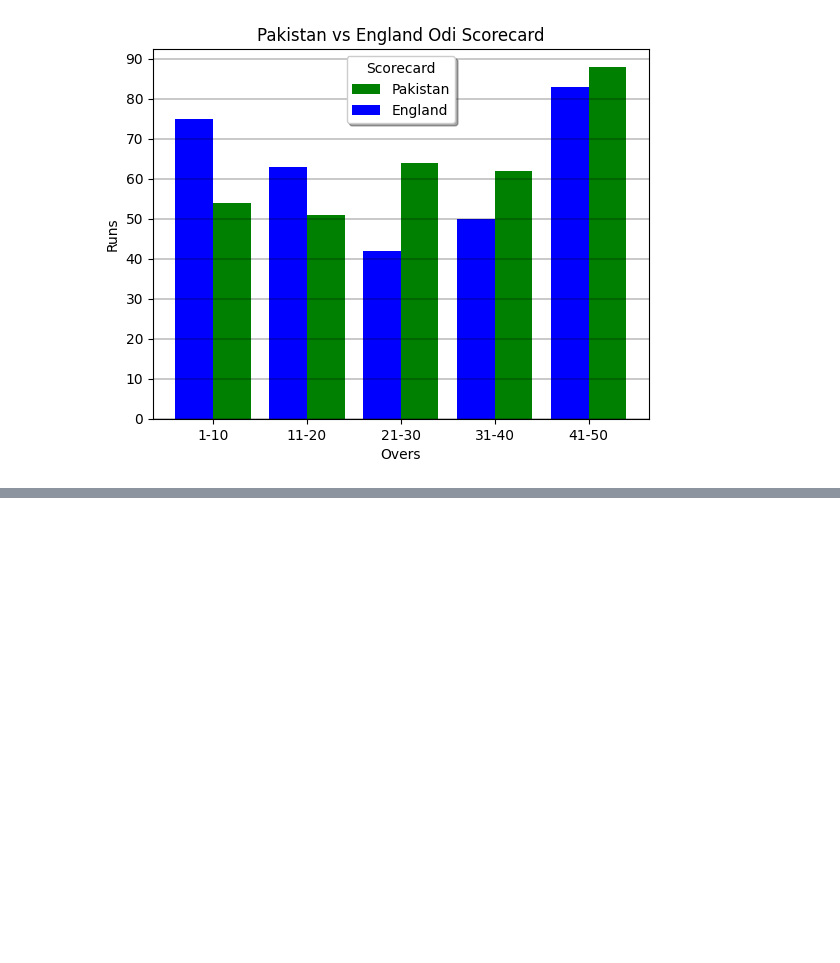
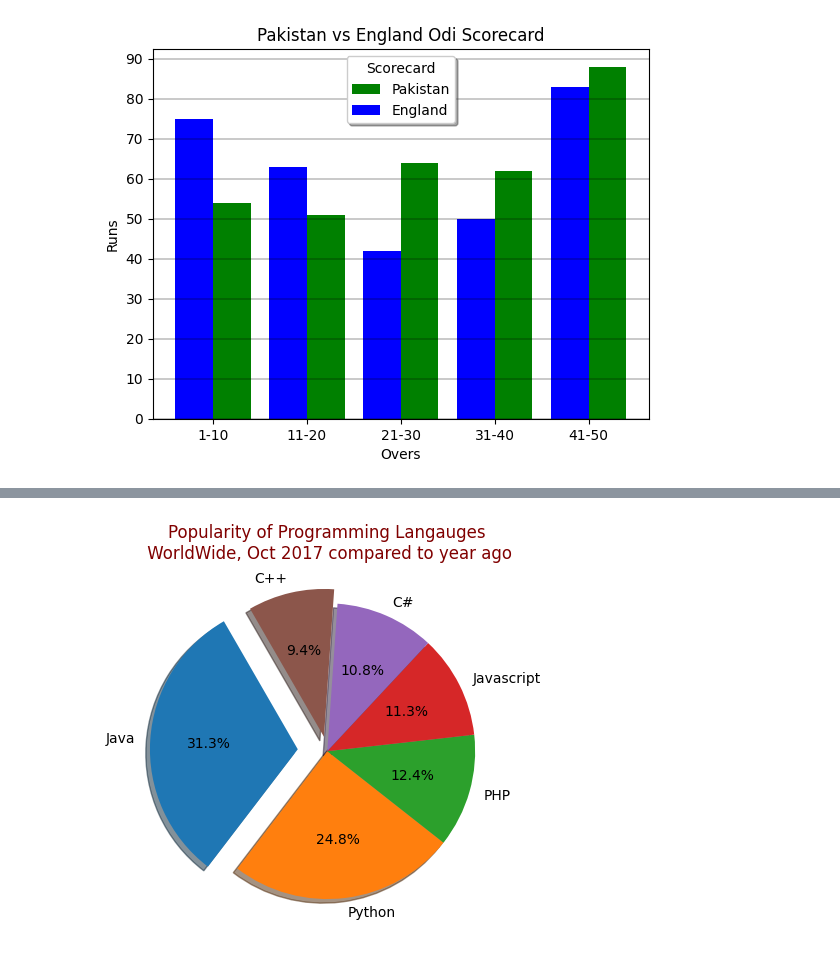
Before and after one commit to Hasnain-Sidd/Data-Science, a Jupyter notebook: Matplotlib.ipynb, the cells around one changed output, grey strips where cells are left out. Cells and saved outputs as stored; diff of their text form; code cells hidden in the pictures; blank space fills up the shorter version.

```diff
--- a/Matplotlib.ipynb
+++ b/Matplotlib.ipynb
@@ -120,0 +130,9 @@ plt.show()
+# %%
+data=[22.2, 17.6, 8.8, 8, 7.7, 6.7]
+lang=['Java','Python','PHP','Javascript','C#',"C++"]
+exp=[0.2,0,0,0,0,0.1]
+plt.pie(data,labels=lang,autopct="%1.1f%%",explode=exp,shadow=True,startangle=120)
+plt.title("Popularity of Programming Langauges\n WorldWide, Oct 2017 compared to year ago",color='Maroon')
+plt.show()
+# %% [output]
+[figure, added]
```
Also changed, not shown: parts of 2 cells of this notebook.
